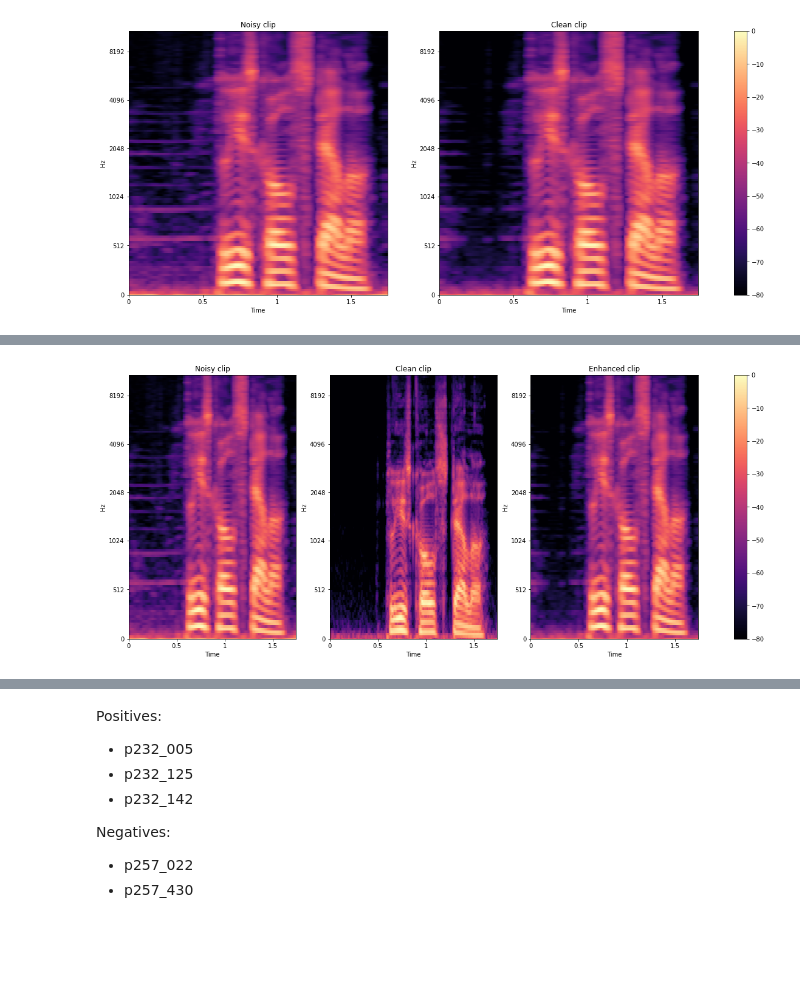
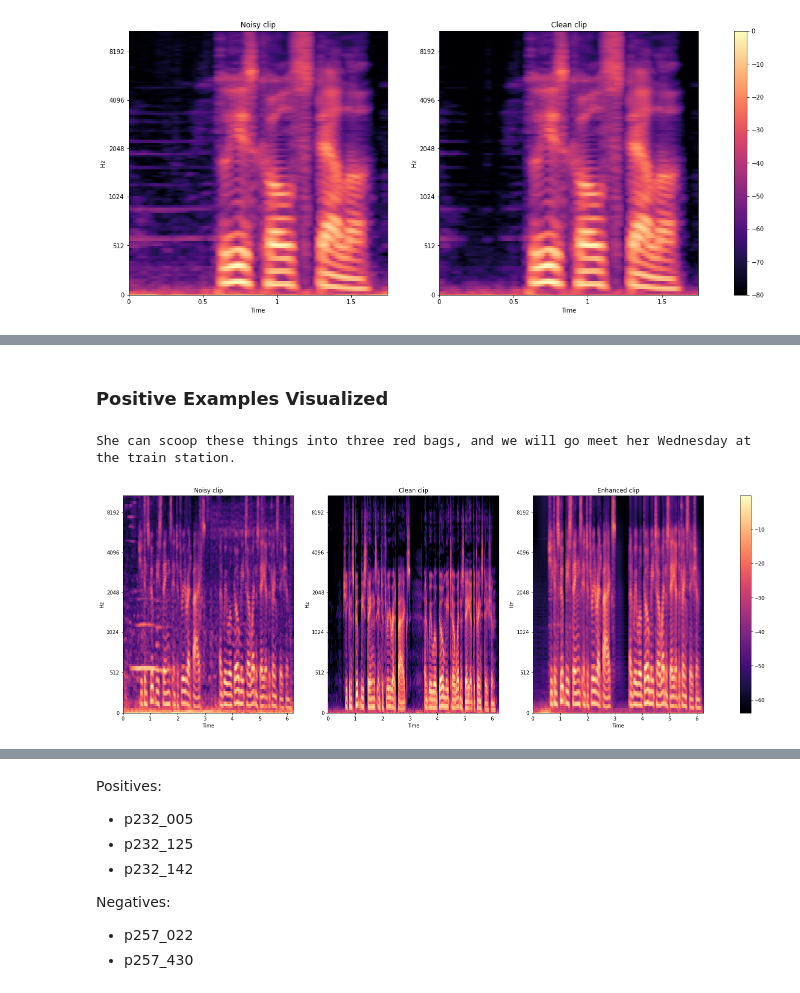
Before and after one commit to chrispmaag/pulseaudio_speech_enhancement, a Jupyter notebook: notebooks/spectogram.ipynb, the cells around one changed output, grey strips where cells are left out. Cells and saved outputs as stored; diff of their text form; code cells hidden in the pictures; blank space fills up the shorter version.

Commit message:
feat: Add text to spectrogram output for quick analysis

```diff
--- a/notebooks/spectogram.ipynb
+++ b/notebooks/spectogram.ipynb
@@ -54,44 +48,45 @@ plot_melspectrogram(
 [figure]
 # %%
 # Version with clean, noisy, and enhanced to allow for visual comparison between clean and enhanced
-# Want to double check the parameters we are passing to melspectrogram
-def plot_melspectrogram_with_enhanced(path_to_noisy_clip, path_to_clean_clip, path_to_enhanced_clip):
-    sr_noisy, noisy = wavfile.read(path_to_noisy_clip)
-    sr_clean, clean = wavfile.read(path_to_clean_clip)
-    sr_enhanced, enhanced = wavfile.read(path_to_enhanced_clip)
+def plot_melspectrogram_with_enhanced_v3(clip_number):
+    sr_noisy, noisy = wavfile.read(f'/Users/chris/Documents/fourthbrain/midpoint_class_projects/sound_files_for_our_midpoint/denoiser_400_epochs/samples/{clip_number}_resampled_noisy.wav')
+    sr_clean, clean = wavfile.read(f'/Users/chris/Documents/fourthbrain/week_10/sound_data/VALENTINI/clean_testset_wav/{clip_number}.wav')
+    sr_enhanced, enhanced = wavfile.read(f'/Users/chris/Documents/fourthbrain/midpoint_class_projects/sound_files_for_our_midpoint/denoiser_400_epochs/samples/{clip_number}_resampled_enhanced.wav')
+
+    # text
+    with open(f'/Users/chris/Documents/fourthbrain/week_10/sound_data/VALENTINI/testset_txt/{clip_number}.txt') as fp:
+        text = fp.read()
 
     noisy = noisy.astype(np.float32)
     clean = clean.astype(np.float32)
     enhanced = enhanced.astype(np.float32)
 
     # setting up the plot
-
     fig, ax = plt.subplots(nrows=1, ncols=3)
-    fig.set_figwidth(21)
+    fig.set_figwidth(26)
     fig.set_figheight(8)
-    n, hop_length = 128, 128
+    n, hop_length = 128, 128 #was 128, trying 512
 
     # noisy
-
     S = librosa.feature.melspectrogram(noisy, sr=sr_noisy, n_fft=2048, hop_length=hop_length, n_mels=n)
     S_DB = librosa.power_to_db(S, ref=np.max)
     img1 = librosa.display.specshow(S_DB, sr=sr_noisy, hop_length=hop_length, x_axis='time', y_axis='mel', ax=ax[0])
     ax[0].set(title='Noisy clip')
 
     # clean
-
     S = librosa.feature.melspectrogram(clean, sr=sr_clean, n_fft=2048, hop_length=hop_length, n_mels=n)
     S_DB = librosa.power_to_db(S, ref=np.max)
     img2 = librosa.display.specshow(S_DB, sr=sr_clean, hop_length=hop_length, x_axis='time', y_axis='mel', ax=ax[1])
     ax[1].set(title='Clean clip')
 
     # enhanced
-
     S = librosa.feature.melspectrogram(enhanced, sr=sr_enhanced, n_fft=2048, hop_length=hop_length, n_mels=n)
     S_DB = librosa.power_to_db(S, ref=np.max)
     img3 = librosa.display.specshow(S_DB, sr=sr_enhanced, hop_length=hop_length, x_axis='time', y_axis='mel', ax=ax[2])
     ax[2].set(title='Enhanced clip')
 
     # plot
+    _ = fig.colorbar(img1, ax=[ax[0], ax[1], ax[2]]);
+    plt.savefig(f'{clip_number}_spectrogram_comparison.png')
 
-    _ = fig.colorbar(img1, ax=[ax[0], ax[1], ax[2]])
+    print(text)
@@ -150,5 +93,8 @@ def plot_melspectrogram_with_enhanced_v3(clip_number):
+# %% [markdown]
+### Positive Examples Visualized
 # %%
 # v3: noisy, clean, enhanced
-plot_melspectrogram_with_enhanced_v3('p232_001')
+plot_melspectrogram_with_enhanced_v3('p232_005')
 # %% [output]
+She can scoop these things into three red bags, and we will go meet her Wednesday at the train station.
-[figure, old version]
+[figure, new version]
```
Also changed, not shown: parts of 22 cells of this notebook.
